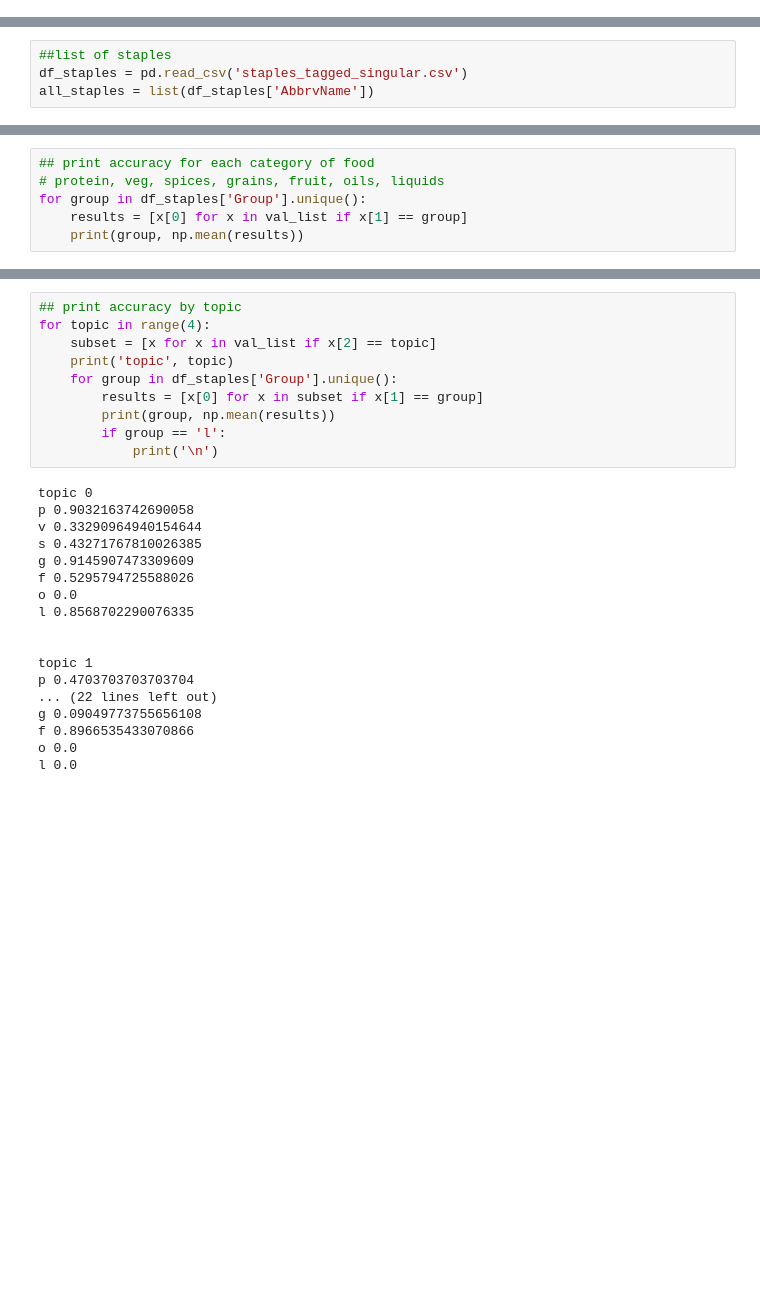
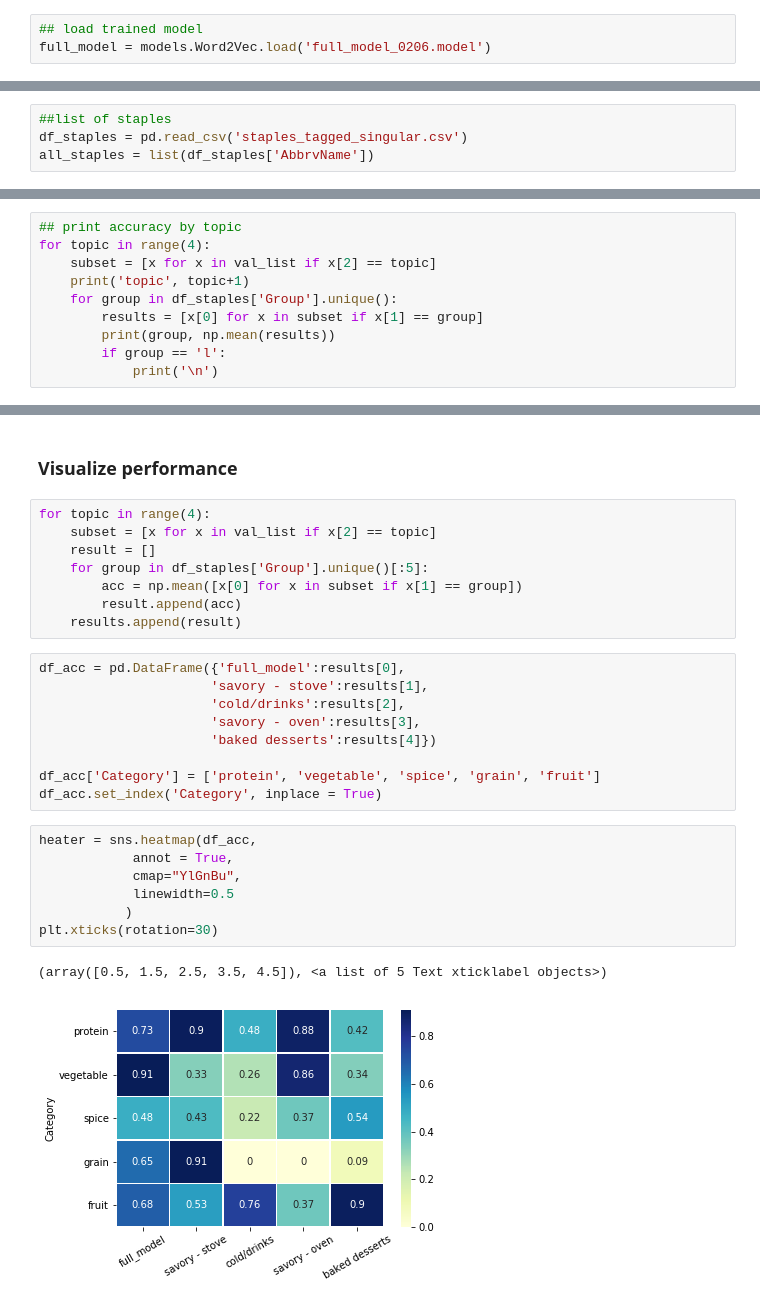
Before and after one commit to jontaklee/MealAdaptor, a Jupyter notebook: train_models.ipynb, the cells around one changed output, grey strips where cells are left out. Cells and saved outputs as stored; diff of their text form; blank space fills up the shorter version.

Commit message:
Annotated

```diff
--- a/train_models.ipynb
+++ b/train_models.ipynb
@@ -109,2 +98,5 @@ full_model.train(df_train['ingredients'],
+# %%
+## load trained model
+full_model = models.Word2Vec.load('full_model_0206.model')
 # %% [markdown]
 ### Evaluate model using the top suggestion for each staple
@@ -251,7 +281,11 @@ for recipe in recipes:
 # %%
-## print accuracy for each category of food
-# protein, veg, spices, grains, fruit, oils, liquids
-for group in df_staples['Group'].unique():
-    results = [x[0] for x in val_list if x[1] == group]
-    print(group, np.mean(results))
+## print accuracy by topic
+for topic in range(4):
+    subset = [x for x in val_list if x[2] == topic]
+    print('topic', topic+1)
+    for group in df_staples['Group'].unique():
+        results = [x[0] for x in subset if x[1] == group]
+        print(group, np.mean(results))
+        if group == 'l':
+            print('\n')
 # %% [output]
@@ -265,28 +309,29 @@ l 0.8383280757097792
+# %% [markdown]
+### Visualize performance
 # %%
-## print accuracy by topic
 for topic in range(4):
     subset = [x for x in val_list if x[2] == topic]
-    print('topic', topic)
-    for group in df_staples['Group'].unique():
-        results = [x[0] for x in subset if x[1] == group]
-        print(group, np.mean(results))
-        if group == 'l':
-            print('\n')
+    result = []
+    for group in df_staples['Group'].unique()[:5]:
+        acc = np.mean([x[0] for x in subset if x[1] == group])
+        result.append(acc)
+    results.append(result)
-# %% [output]
-topic 0
-p 0.9032163742690058
-v 0.33290964940154644
-s 0.43271767810026385
-g 0.9145907473309609
-f 0.5295794725588026
-o 0.0
-l 0.8568702290076335
-
-
-topic 1
-p 0.4703703703703704
-... (22 lines left out)
-g 0.09049773755656108
-f 0.8966535433070866
-o 0.0
-l 0.0
+# %%
+df_acc = pd.DataFrame({'full_model':results[0],
+                      'savory - stove':results[1],
+                      'cold/drinks':results[2],
+                      'savory - oven':results[3],
+                      'baked desserts':results[4]})
+
+df_acc['Category'] = ['protein', 'vegetable', 'spice', 'grain', 'fruit']
+df_acc.set_index('Category', inplace = True)
+# %%
+heater = sns.heatmap(df_acc,
+            annot = True,
+            cmap="YlGnBu",
+            linewidth=0.5
+           )
+plt.xticks(rotation=30)
+# %% [output]
+(array([0.5, 1.5, 2.5, 3.5, 4.5]), <a list of 5 Text xticklabel objects>)
+[figure, added]
```
Also changed, not shown: parts of 31 cells of this notebook.
